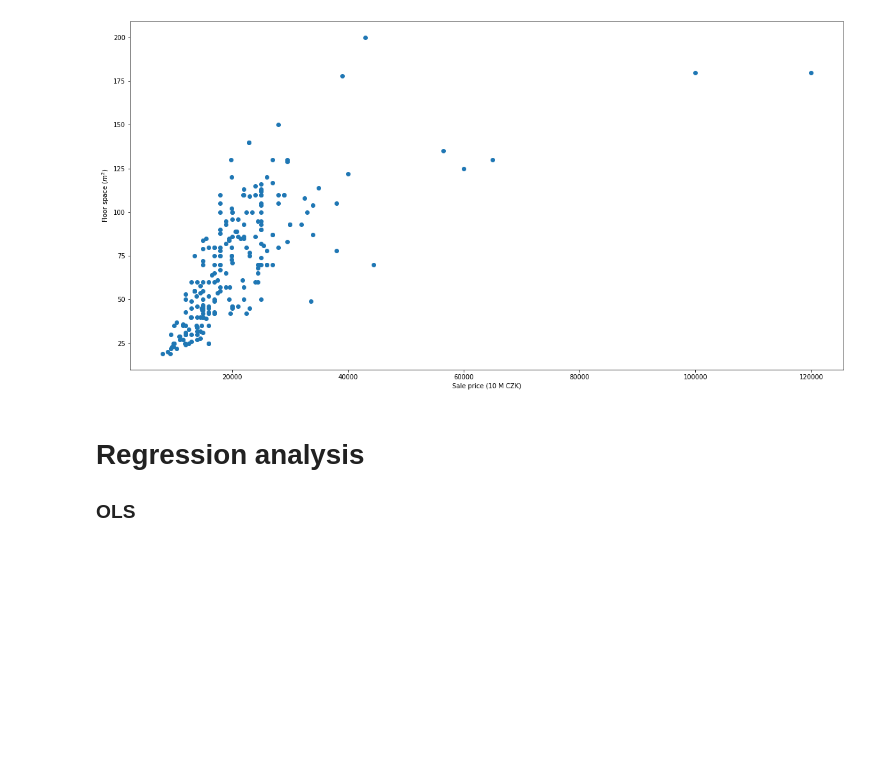
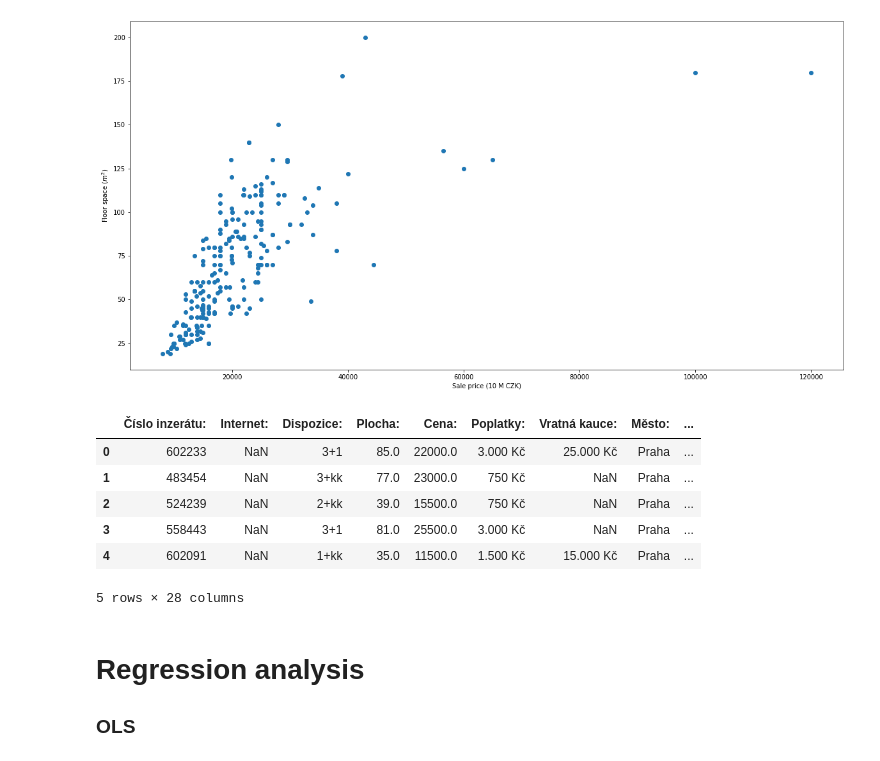
Before and after one commit to luutomas/PythonProject, a Jupyter notebook: Project_str.ipynb, the cells around one changed output. Saved outputs shown, nothing was run; the diff lists cells and outputs as text; code cells hidden in the pictures; blank space fills up the shorter version.

```diff
--- a/Project_str.ipynb
+++ b/Project_str.ipynb
@@ -493,6 +542,16 @@ plt.ylabel('Floor space ($m^2$)')  # Add a y-label to the axes.
 plt.show()
 # %% [output]
 [figure]
+# %%
+NM_rent.head()
+# %% [output]
+|  | Číslo inzerátu: | Internet: | Dispozice: | Plocha: | Cena: | Poplatky: | Vratná kauce: | Město: | ... |
+| 0 | 602233 | NaN | 3+1 | 85.0 | 22000.0 | 3.000 Kč | 25.000 Kč | Praha | ... |
+| 1 | 483454 | NaN | 3+kk | 77.0 | 23000.0 | 750 Kč | NaN | Praha | ... |
+| 2 | 524239 | NaN | 2+kk | 39.0 | 15500.0 | 750 Kč | NaN | Praha | ... |
+| 3 | 558443 | NaN | 3+1 | 81.0 | 25500.0 | 3.000 Kč | NaN | Praha | ... |
+| 4 | 602091 | NaN | 1+kk | 35.0 | 11500.0 | 1.500 Kč | 15.000 Kč | Praha | ... |
+5 rows × 28 columns
 # %% [markdown]
 # Regression analysis
 ### OLS
```
Also changed, not shown: parts of 6 cells of this notebook.
